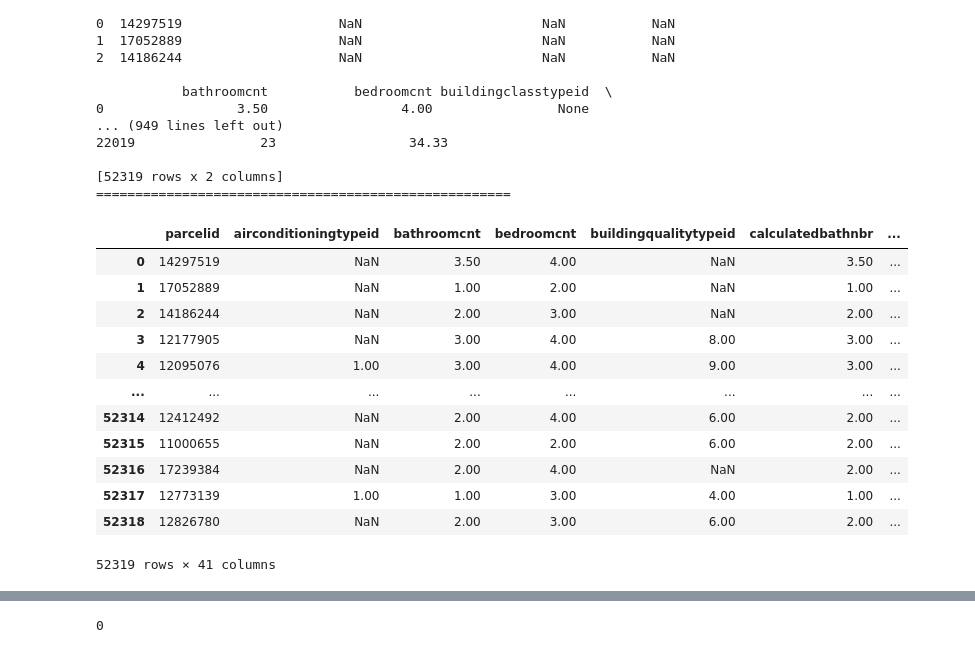
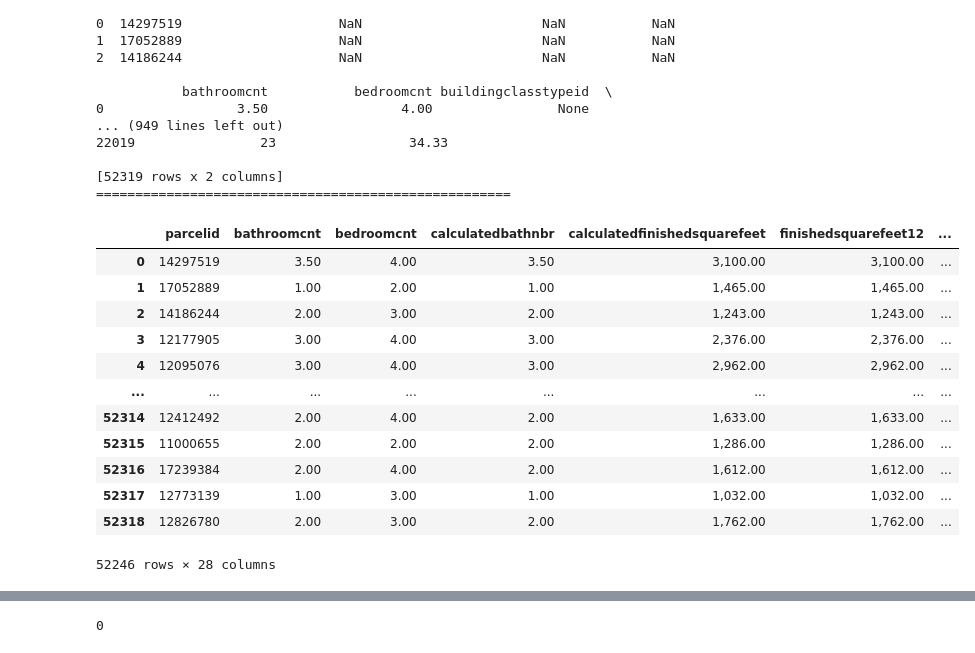
Before and after one commit to tim-keriazes/clustering_exercises, a Jupyter notebook: clustering_exercises_wrangle.ipynb, the cells around one changed output, grey strips where cells are left out. Cells and saved outputs as stored; diff of their text form; code cells hidden in the pictures.

```diff
--- a/clustering_exercises_wrangle.ipynb
+++ b/clustering_exercises_wrangle.ipynb
@@ -483,7 +483,7 @@ def remove_columns(df, cols_to_remove):
 # df = remove_columns(df, cols_to_remove)
 # %%
 #handle missing values
-def handle_missing_values(df, prop_required_columns =0.15, prop_required_row=0.15):
+def handle_missing_values(df, prop_required_columns =0.87, prop_required_row=0.87):
     threshold = int(round(prop_required_columns * len(df.index), 0))
     #axis 1 : drop columns that have missing values
     df = df.dropna(axis=1, thresh=threshold)
@@ -492,20 +492,20 @@ def handle_missing_values(df, prop_required_columns =0.15, prop_required_row=0.1
     df = df.dropna(axis=0, thresh=threshold)
     return df
 # %%
-handle_missing_values(df, prop_required_columns =0.15, prop_required_row=0.15)
+handle_missing_values(df, prop_required_columns =0.87, prop_required_row=0.87)
 # %% [output]
-|  | parcelid | airconditioningtypeid | bathroomcnt | bedroomcnt | buildingqualitytypeid | calculatedbathnbr | ... |
-| 0 | 14297519 | NaN | 3.50 | 4.00 | NaN | 3.50 | ... |
-| 1 | 17052889 | NaN | 1.00 | 2.00 | NaN | 1.00 | ... |
-| 2 | 14186244 | NaN | 2.00 | 3.00 | NaN | 2.00 | ... |
-| 3 | 12177905 | NaN | 3.00 | 4.00 | 8.00 | 3.00 | ... |
-| 4 | 12095076 | 1.00 | 3.00 | 4.00 | 9.00 | 3.00 | ... |
+|  | parcelid | bathroomcnt | bedroomcnt | calculatedbathnbr | calculatedfinishedsquarefeet | finishedsquarefeet12 | ... |
+| 0 | 14297519 | 3.50 | 4.00 | 3.50 | 3,100.00 | 3,100.00 | ... |
+| 1 | 17052889 | 1.00 | 2.00 | 1.00 | 1,465.00 | 1,465.00 | ... |
+| 2 | 14186244 | 2.00 | 3.00 | 2.00 | 1,243.00 | 1,243.00 | ... |
+| 3 | 12177905 | 3.00 | 4.00 | 3.00 | 2,376.00 | 2,376.00 | ... |
+| 4 | 12095076 | 3.00 | 4.00 | 3.00 | 2,962.00 | 2,962.00 | ... |
 | ... | ... | ... | ... | ... | ... | ... | ... |
-| 52314 | 12412492 | NaN | 2.00 | 4.00 | 6.00 | 2.00 | ... |
-| 52315 | 11000655 | NaN | 2.00 | 2.00 | 6.00 | 2.00 | ... |
-| 52316 | 17239384 | NaN | 2.00 | 4.00 | NaN | 2.00 | ... |
-| 52317 | 12773139 | 1.00 | 1.00 | 3.00 | 4.00 | 1.00 | ... |
-| 52318 | 12826780 | NaN | 2.00 | 3.00 | 6.00 | 2.00 | ... |
+| 52314 | 12412492 | 2.00 | 4.00 | 2.00 | 1,633.00 | 1,633.00 | ... |
+| 52315 | 11000655 | 2.00 | 2.00 | 2.00 | 1,286.00 | 1,286.00 | ... |
+| 52316 | 17239384 | 2.00 | 4.00 | 2.00 | 1,612.00 | 1,612.00 | ... |
+| 52317 | 12773139 | 1.00 | 3.00 | 1.00 | 1,032.00 | 1,032.00 | ... |
+| 52318 | 12826780 | 2.00 | 3.00 | 2.00 | 1,762.00 | 1,762.00 | ... |
-52319 rows × 41 columns
+52246 rows × 28 columns
 # %%
 # combining everything in a cleaning function:
```
Also changed, not shown: parts of 50 cells of this notebook.
